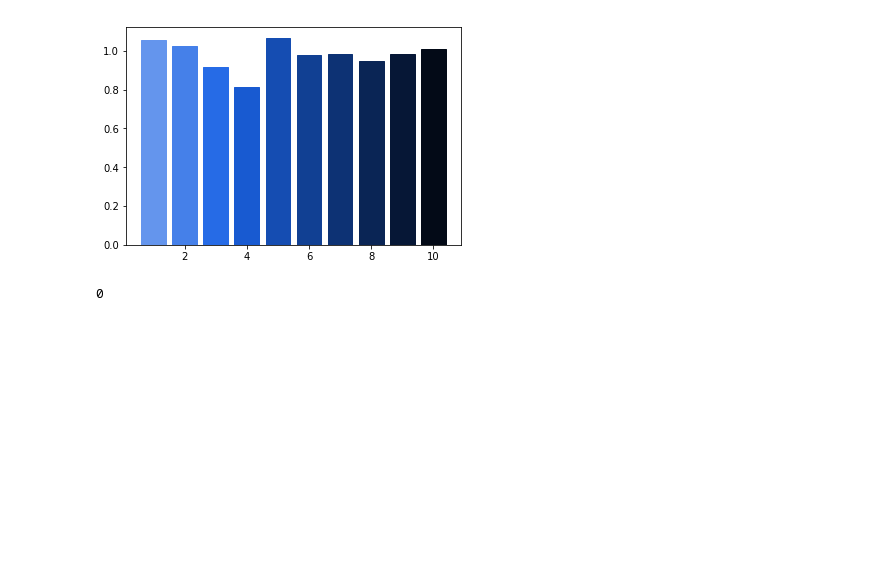
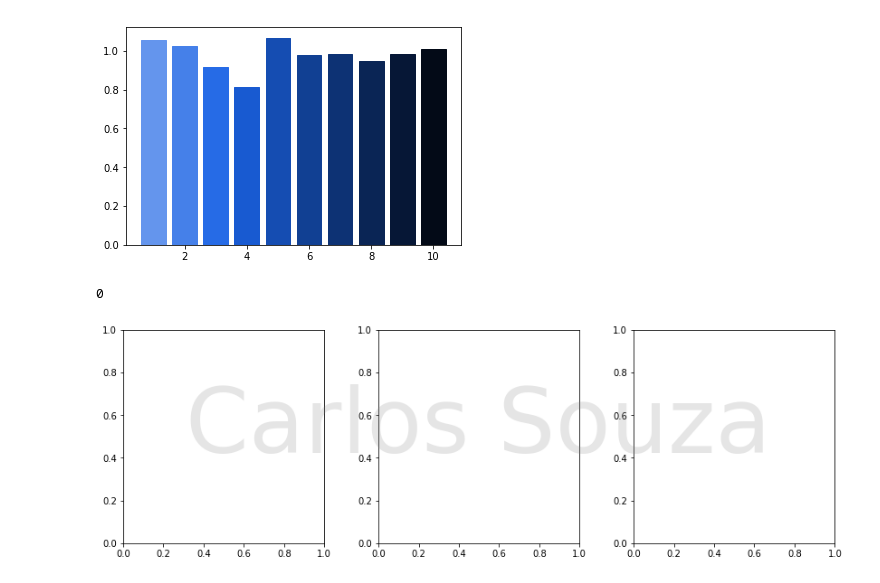
Before and after one commit to ucals/RLDM, a Jupyter notebook: project1/backup/live_plot_template.ipynb, the cells around one changed output. Saved outputs shown, nothing was run; the diff lists cells and outputs as text; code cells hidden in the pictures; blank space fills up the shorter version.

Commit message:
Adding watermark plot capability

```diff
--- a/project1/backup/live_plot_template.ipynb
+++ b/project1/backup/live_plot_template.ipynb
@@ -318,3 +318,11 @@ df = pd.DataFrame()
 len(df)
 # %% [output]
 0
+# %%
+fig, (ax1, ax2, ax3) = plt.subplots(1, 3, figsize=(12, 4))
+plt.subplots_adjust(left=0.07, right=0.98, top=0.97, bottom=0.15, wspace=0.27)
+font = {'color':  'gray', 'weight': 'normal', 'size': 100, 'alpha': 0.2}
+fig.text(0.15, 0.5, 'Carlos Souza', fontdict=font)
+plt.show()
+# %% [output]
+[figure, added]
```
Also changed, not shown: 3 other files.
